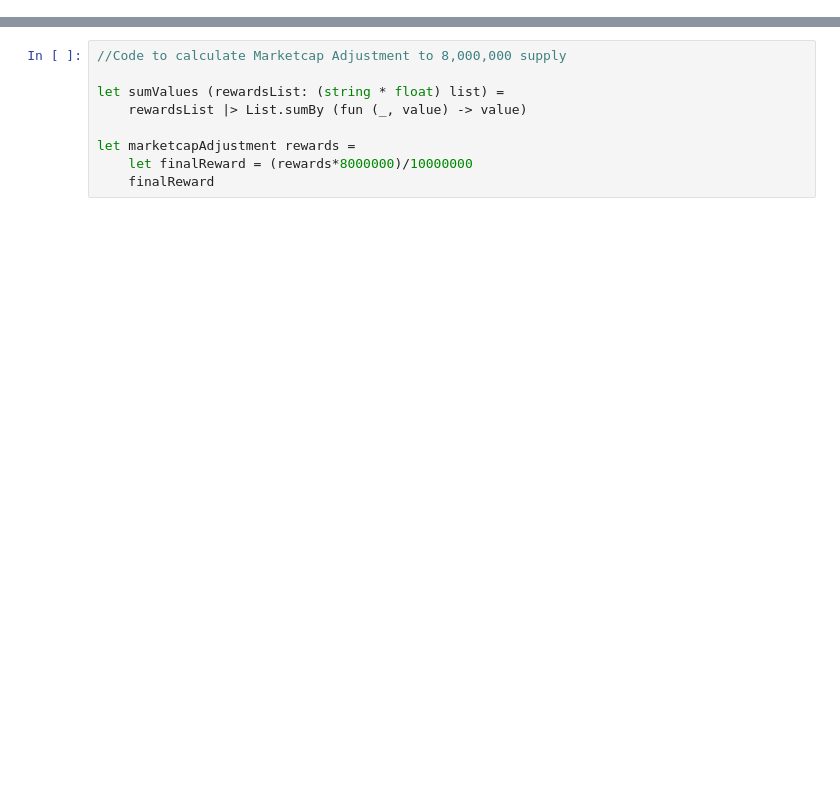
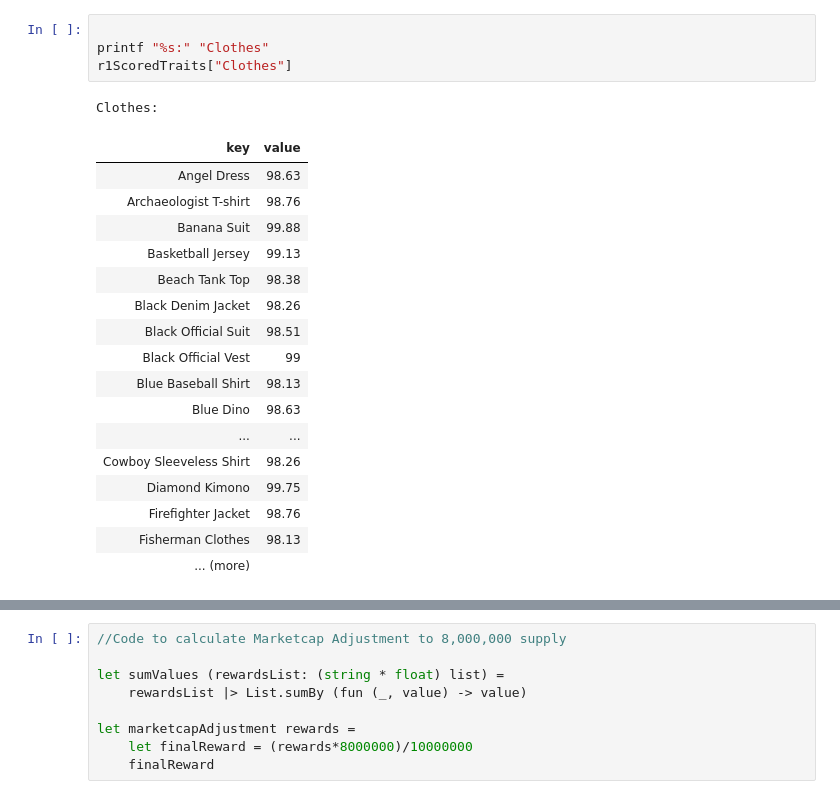
Before and after one commit to CML90/F-Web-Scraping, a Jupyter notebook: SwypNFTRewardsCalculations.ipynb, the cells around one changed output, grey strips where cells are left out. Saved outputs shown, nothing was run; the diff lists cells and outputs as text; blank space fills up the shorter version.

```diff
--- a/SwypNFTRewardsCalculations.ipynb
+++ b/SwypNFTRewardsCalculations.ipynb
@@ -309,0 +190,23 @@ r2ScoredTraits.[7]
+# %%
+
+printf "%s:" "Clothes"
+r1ScoredTraits["Clothes"]
+# %% [output]
+Clothes:
+| key | value |
+| Angel Dress | 98.63 |
+| Archaeologist T-shirt | 98.76 |
+| Banana Suit | 99.88 |
+| Basketball Jersey | 99.13 |
+| Beach Tank Top | 98.38 |
+| Black Denim Jacket | 98.26 |
+| Black Official Suit | 98.51 |
+| Black Official Vest | 99 |
+| Blue Baseball Shirt | 98.13 |
+| Blue Dino | 98.63 |
+| ... | ... |
+| Cowboy Sleeveless Shirt | 98.26 |
+| Diamond Kimono | 99.75 |
+| Firefighter Jacket | 98.76 |
+| Fisherman Clothes | 98.13 |
+| ... (more) |  |
```
Also changed, not shown: parts of 25 cells of this notebook, 1 other file.
